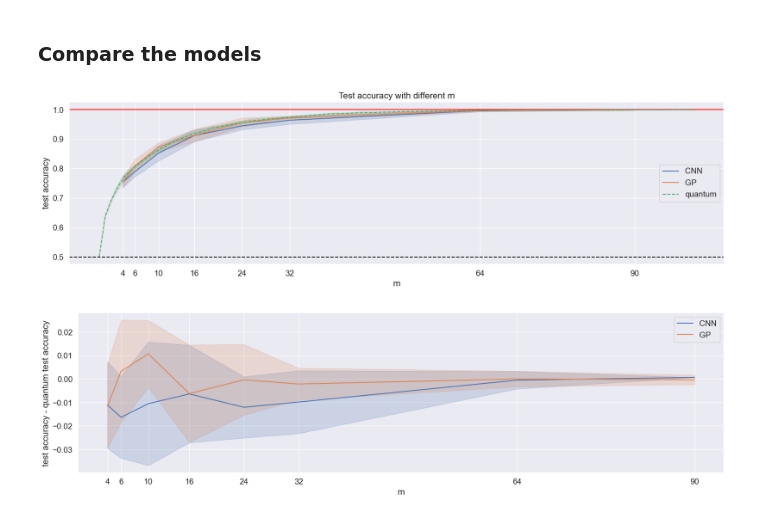
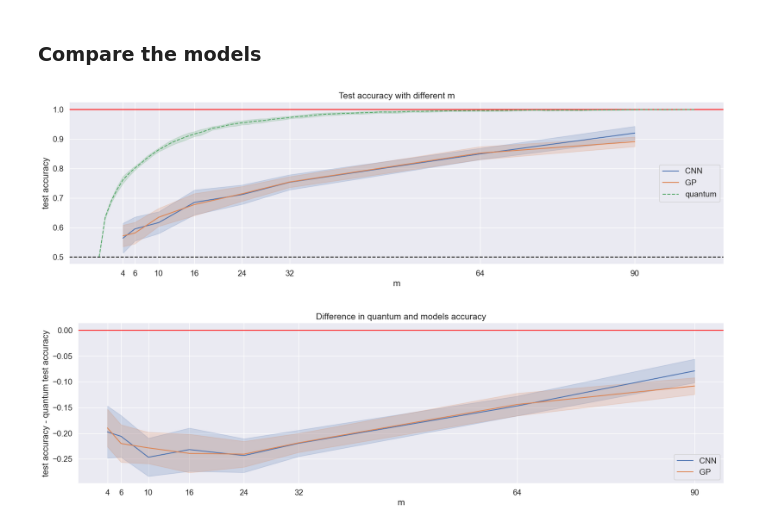
Before and after one commit to AlexInselmann/quantum-sensing, a Jupyter notebook: steady_state_evolution_error.ipynb, the cells around one changed output. Drawn from its saved outputs; the diff is of its cells as text; code cells hidden in the pictures.

```diff
--- a/steady_state_evolution_error.ipynb
+++ b/steady_state_evolution_error.ipynb
@@ -46,12 +46,13 @@ find_label_ss = lambda x: (x.sum(axis=-1) > 0).ravel().long()
 
 # data
 N_data = 1000
-rm = 1
-rd = .99
+r_tot = 0.05
+rm = r_tot/2
+rd = r_tot/2
 
 
 # ML parameters
-epochs = 10
+epochs = 20
 lr = 1e-4
 batch_size = 128
 folds = 10
@@ -569,32 +583,34 @@ plt.fill_between(range(N + 1),
                      test_qprobs.mean(axis=1) + test_qprobs.std(axis=1),
                      alpha=0.2, color='C2')
 plt.xlabel('m')
 plt.ylabel('test accuracy')
 #plt.ylim(0.8,1.1)
 plt.xticks(M)
 
 plt.legend()
 plt.show()
 
 # Plot with deviation from test_qprobs
 plt.figure(figsize=(20,5))
+plt.title('Difference in quantum and models accuracy')
+plt.axhline(0, color='red')
 plt.plot(M, mean_test_acc - test_qprobs[M,:].mean(axis=1), label='CNN', color='C0')
 plt.fill_between(M,
                     mean_test_acc - test_qprobs[M,:].mean(axis=1) - test_acc.std(axis=1),
                     mean_test_acc - test_qprobs[M,:].mean(axis=1) + test_acc.std(axis=1),
                     alpha=0.2, color='C0')
 plt.plot(M, error_test.mean(axis=1) - test_qprobs[M,:].mean(axis=1), label='GP', color='C1')
 plt.fill_between(M,
                     error_test.mean(axis=1) - test_qprobs[M,:].mean(axis=1) - error_test.std(axis=1),
                     error_test.mean(axis=1) - test_qprobs[M,:].mean(axis=1) + error_test.std(axis=1),
                     alpha=0.2, color='C1')
 plt.xlabel('m')
 plt.ylabel('test accuracy - quantum test accuracy')
 plt.xticks(M)
 #plt.axhline(0, color='C2', linestyle='--', legend='quantum')
 plt.legend()
 #plt.ylim(-0.1, 0.1)
 plt.show()
 # %% [output]
-[figure, old version]
+[figure, new version]
-[figure, old version]
+[figure, new version]
```
Also changed, not shown: parts of 11 cells of this notebook, 6 other files.
